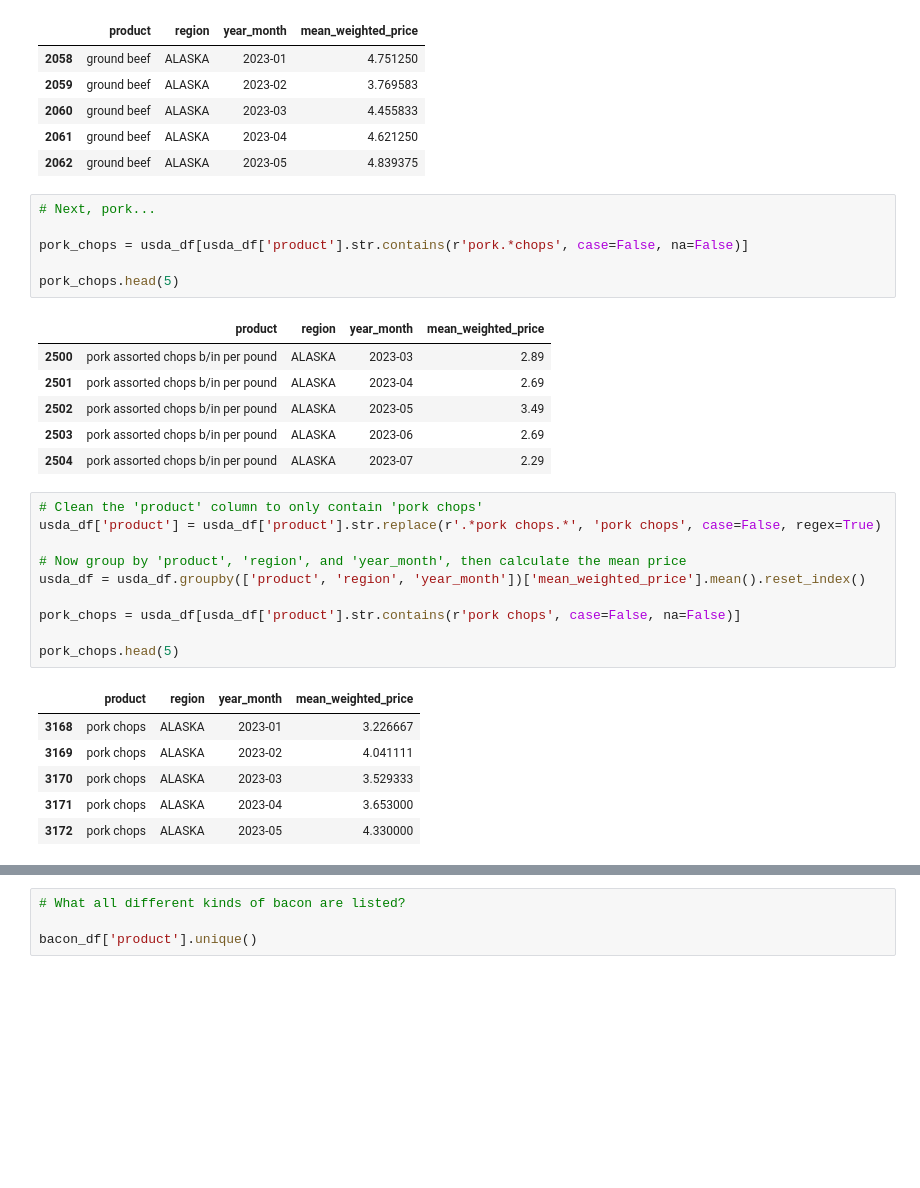
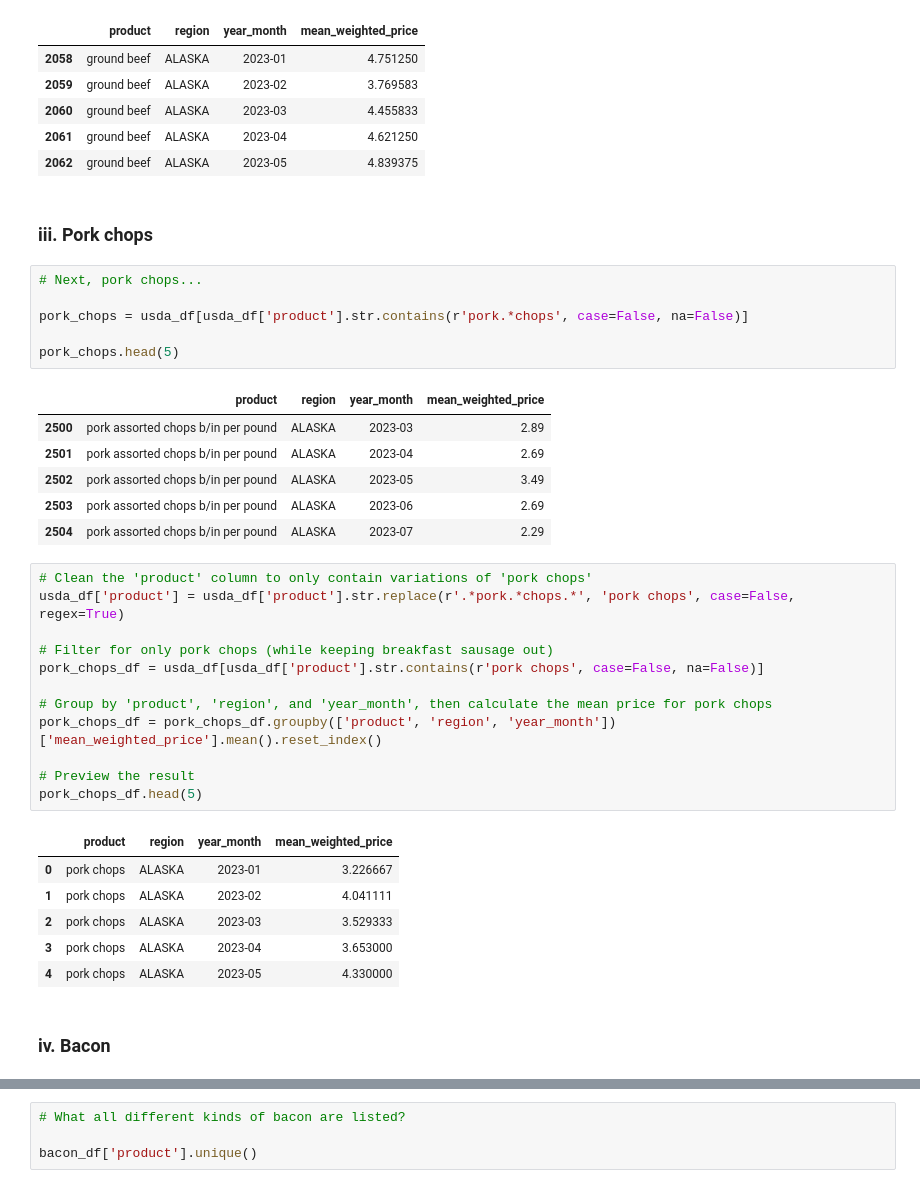
Before and after one commit to bradleytkay/Q1-2025-data-analysis-project-challenge, a Jupyter notebook: Q1-2025-step-2b-cleaning-pt-3.ipynb, the cells around one changed output, grey strips where cells are left out. Saved outputs shown, nothing was run; the diff lists cells and outputs as text; blank space fills up the shorter version.

Commit message:
Completed aggregation of each product in the usda_df that matches a product in the bls_df

```diff
--- a/Q1-2025-step-2b-cleaning-pt-3.ipynb
+++ b/Q1-2025-step-2b-cleaning-pt-3.ipynb
@@ -441,8 +445,10 @@ ground_beef.head(5)
 | 2060 | ground beef | ALASKA | 2023-03 | 4.455833 |
 | 2061 | ground beef | ALASKA | 2023-04 | 4.621250 |
 | 2062 | ground beef | ALASKA | 2023-05 | 4.839375 |
+# %% [markdown]
+### iii. Pork chops
 # %%
-# Next, pork...
+# Next, pork chops...
 
 pork_chops = usda_df[usda_df['product'].str.contains(r'pork.*chops', case=False, na=False)]
 
@@ -455,22 +461,26 @@ pork_chops.head(5)
 | 2503 | pork assorted chops b/in per pound | ALASKA | 2023-06 | 2.69 |
 | 2504 | pork assorted chops b/in per pound | ALASKA | 2023-07 | 2.29 |
 # %%
-# Clean the 'product' column to only contain 'pork chops'
-usda_df['product'] = usda_df['product'].str.replace(r'.*pork chops.*', 'pork chops', case=False, regex=True)
+# Clean the 'product' column to only contain variations of 'pork chops'
+usda_df['product'] = usda_df['product'].str.replace(r'.*pork.*chops.*', 'pork chops', case=False, regex=True)
 
-# Now group by 'product', 'region', and 'year_month', then calculate the mean price
-usda_df = usda_df.groupby(['product', 'region', 'year_month'])['mean_weighted_price'].mean().reset_index()
+# Filter for only pork chops (while keeping breakfast sausage out)
+pork_chops_df = usda_df[usda_df['product'].str.contains(r'pork chops', case=False, na=False)]
 
-pork_chops = usda_df[usda_df['product'].str.contains(r'pork chops', case=False, na=False)]
+# Group by 'product', 'region', and 'year_month', then calculate the mean price for pork chops
+pork_chops_df = pork_chops_df.groupby(['product', 'region', 'year_month'])['mean_weighted_price'].mean().reset_index()
 
-pork_chops.head(5)
+# Preview the result
+pork_chops_df.head(5)
 # %% [output]
 |  | product | region | year_month | mean_weighted_price |
-| 3168 | pork chops | ALASKA | 2023-01 | 3.226667 |
-| 3169 | pork chops | ALASKA | 2023-02 | 4.041111 |
-| 3170 | pork chops | ALASKA | 2023-03 | 3.529333 |
-| 3171 | pork chops | ALASKA | 2023-04 | 3.653000 |
-| 3172 | pork chops | ALASKA | 2023-05 | 4.330000 |
+| 0 | pork chops | ALASKA | 2023-01 | 3.226667 |
+| 1 | pork chops | ALASKA | 2023-02 | 4.041111 |
+| 2 | pork chops | ALASKA | 2023-03 | 3.529333 |
+| 3 | pork chops | ALASKA | 2023-04 | 3.653000 |
+| 4 | pork chops | ALASKA | 2023-05 | 4.330000 |
+# %% [markdown]
+### iv. Bacon
 # %%
 # On to bacon...
 
```
Also changed, not shown: parts of 36 cells of this notebook.
